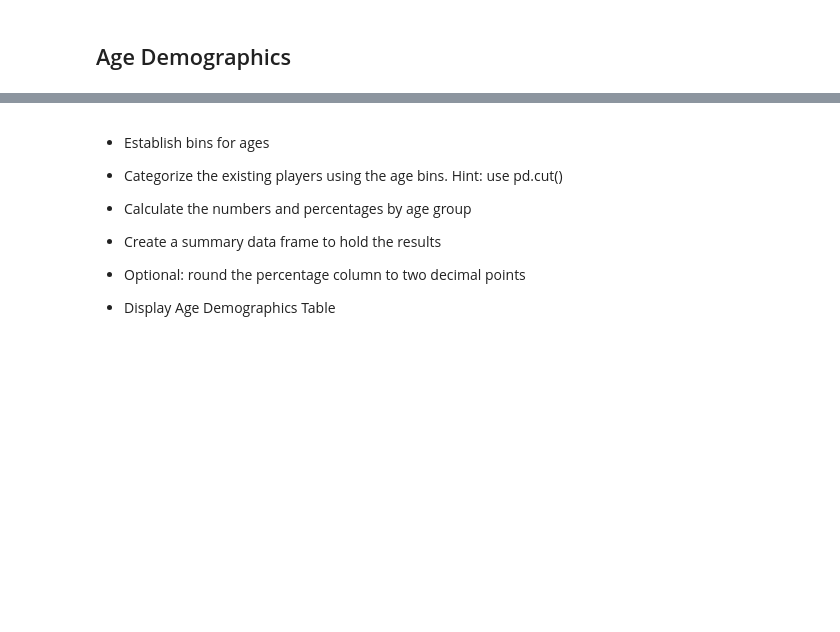
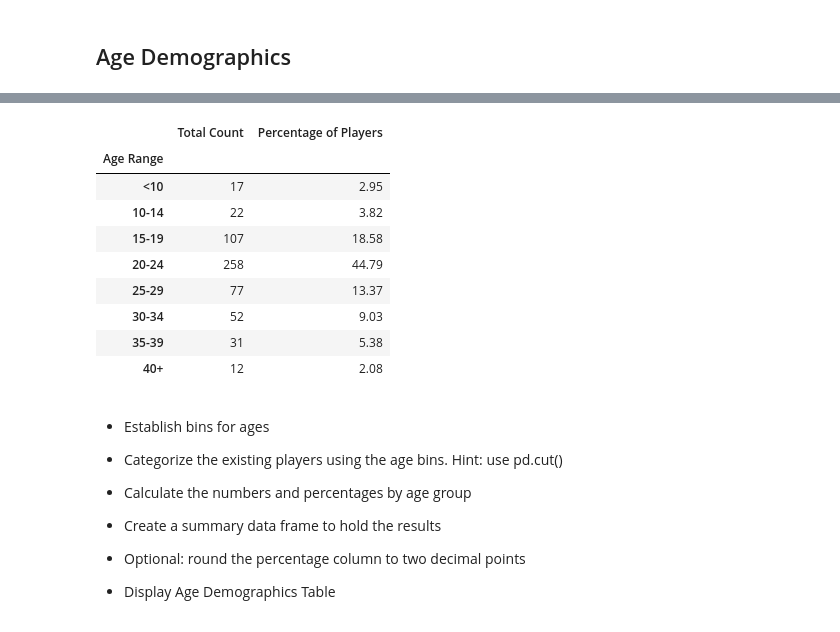
Before and after one commit to msckat11/pandas-challenge, a Jupyter notebook: HeroesOfPymoli/HeroesOfPymoli_starter.ipynb, the cells around one changed output, grey strips where cells are left out. Saved outputs shown, nothing was run; the diff lists cells and outputs as text; code cells hidden in the pictures; blank space fills up the shorter version.

```diff
--- a/HeroesOfPymoli/HeroesOfPymoli_starter.ipynb
+++ b/HeroesOfPymoli/HeroesOfPymoli_starter.ipynb
@@ -226,0 +353,8 @@ gpp_df_SN = gender_person_purch_df
+# %%
+age_range = purchase_copy.groupby("Age Range")
+
+unique_SN_age = age_range["SN"].unique()
+
+uni_SN_age = pd.DataFrame(unique_SN_age)
+
+uni_SN_age
@@ -227,3 +372,46 @@ gpp_df_SN = gender_person_purch_df
+# %%
+#Give a variable to each row for count
+under_ten = len(uni_SN_age.iloc[0,0])
+ten_fourtn = len(uni_SN_age.iloc[1,0])
+fiftn_ninetn = len(uni_SN_age.iloc[2,0])
+twenty_twfour = len(uni_SN_age.iloc[3,0])
+twfive_twnine = len(uni_SN_age.iloc[4,0])
+thirty_thfour = len(uni_SN_age.iloc[5,0])
+thfive_thnine = len(uni_SN_age.iloc[6,0])
+forty_plus = len(uni_SN_age.iloc[7,0])
+# %%
+under_ten_pct = round((under_ten / player_amt * 100), 2)
+
+ten_fourtn_pct = round((ten_fourtn / player_amt * 100), 2)
+
+fiftn_ninetn_pct = round((fiftn_ninetn / player_amt * 100), 2)
+
+twenty_twfour_pct = round((twenty_twfour / player_amt * 100), 2)
+
+twfive_twnine_pct = round((twfive_twnine / player_amt * 100), 2)
+
+thirty_thfour_pct = round((thirty_thfour / player_amt * 100), 2)
+
+thfive_thnine_pct = round((thfive_thnine / player_amt * 100), 2)
+
+forty_plus_pct = round((forty_plus / player_amt * 100), 2)
+# %%
+age_data = {"Age Range": ["<10", "10-14", "15-19", "20-24", "25-29", "30-34", "35-39", "40+"],
+               "Total Count": [under_ten, ten_fourtn, fiftn_ninetn, twenty_twfour, twfive_twnine, thirty_thfour, thfive_thnine, forty_plus],
+              "Percentage of Players": [under_ten_pct, ten_fourtn_pct, fiftn_ninetn_pct, twenty_twfour_pct, twfive_twnine_pct, thirty_thfour_pct, thfive_thnine_pct, forty_plus_pct]}
+age_df = pd.DataFrame(age_data)
+age_df.set_index("Age Range")
+# %% [output]
+|  | Total Count | Percentage of Players |
+| Age Range |  |  |
+| <10 | 17 | 2.95 |
+| 10-14 | 22 | 3.82 |
+| 15-19 | 107 | 18.58 |
+| 20-24 | 258 | 44.79 |
+| 25-29 | 77 | 13.37 |
+| 30-34 | 52 | 9.03 |
+| 35-39 | 31 | 5.38 |
+| 40+ | 12 | 2.08 |
 # %% [markdown]
 * Establish bins for ages
 
```
Also changed, not shown: parts of 27 cells of this notebook.
